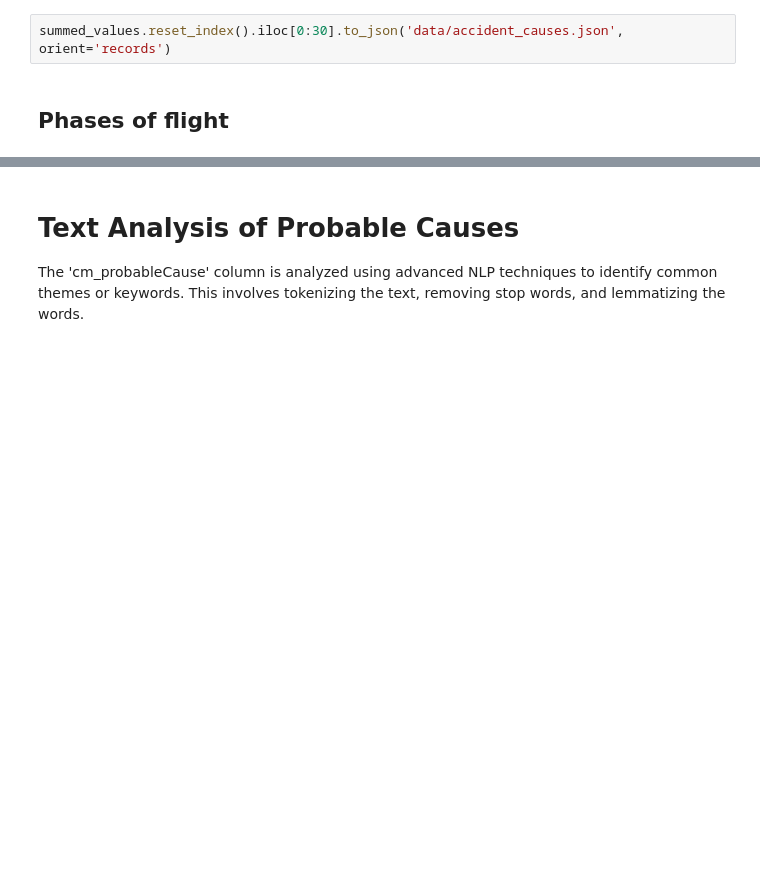
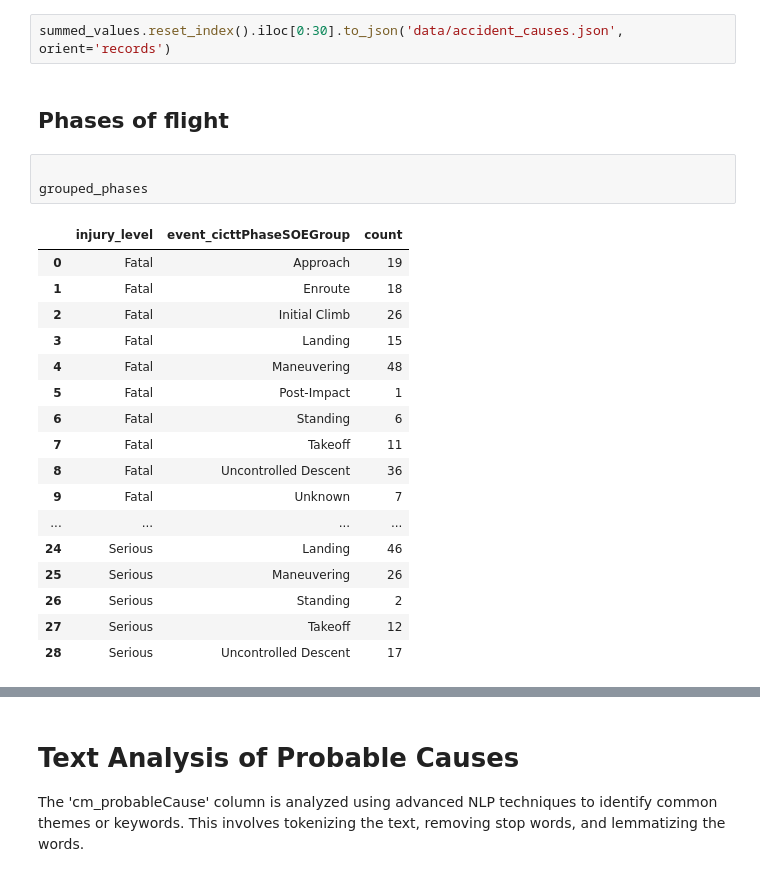
Before and after one commit to AlexCodeGlider/gliderAviationSafety, a Jupyter notebook: glider_aviation_safety.ipynb, the cells around one changed output, grey strips where cells are left out. Drawn from its saved outputs; the diff is of its cells as text; blank space fills up the shorter version.

```diff
--- a/glider_aviation_safety.ipynb
+++ b/glider_aviation_safety.ipynb
@@ -283,6 +283,27 @@ plt.show()
 summed_values.reset_index().iloc[0:30].to_json('data/accident_causes.json', orient='records')
 # %% [markdown]
 ## Phases of flight
+# %%
+
+grouped_phases
+# %% [output]
+|  | injury_level | event_cicttPhaseSOEGroup | count |
+| 0 | Fatal | Approach | 19 |
+| 1 | Fatal | Enroute | 18 |
+| 2 | Fatal | Initial Climb | 26 |
+| 3 | Fatal | Landing | 15 |
+| 4 | Fatal | Maneuvering | 48 |
+| 5 | Fatal | Post-Impact | 1 |
+| 6 | Fatal | Standing | 6 |
+| 7 | Fatal | Takeoff | 11 |
+| 8 | Fatal | Uncontrolled Descent | 36 |
+| 9 | Fatal | Unknown | 7 |
+| ... | ... | ... | ... |
+| 24 | Serious | Landing | 46 |
+| 25 | Serious | Maneuvering | 26 |
+| 26 | Serious | Standing | 2 |
+| 27 | Serious | Takeoff | 12 |
+| 28 | Serious | Uncontrolled Descent | 17 |
 # %%
 # List to store the extracted vehicles and events
 extracted_data = []
```
Also changed, not shown: parts of 5 cells of this notebook, 1 other file.
